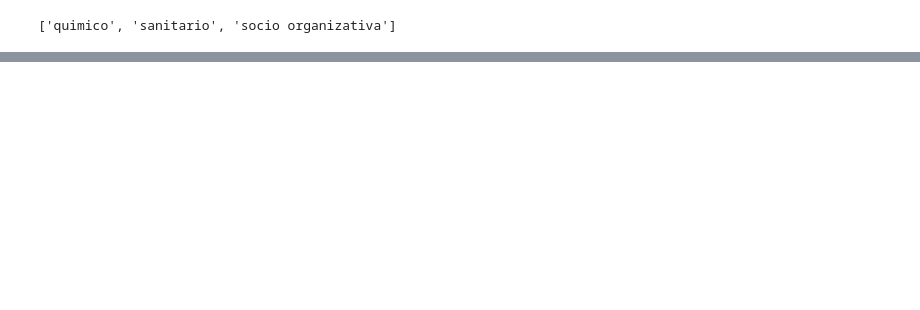
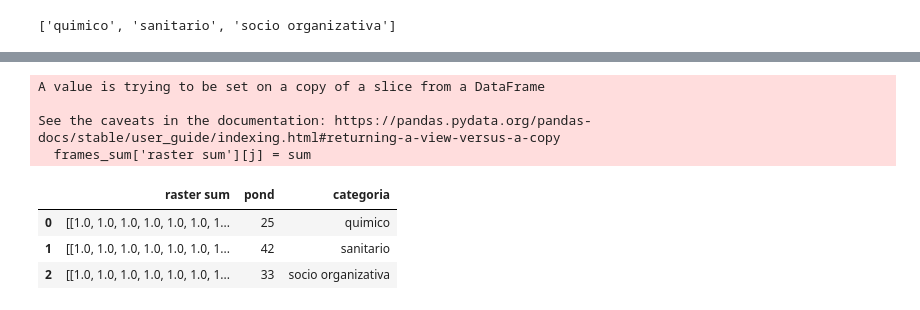
Before and after one commit to Ro-teodoro/https---github.com-implan-sig-vulnerabilidades, a Jupyter notebook: Modelo de vulnerabilidades.ipynb, the cells around one changed output, grey strips where cells are left out. Drawn from its saved outputs; the diff is of its cells as text; code cells hidden in the pictures; blank space fills up the shorter version.

```diff
--- a/Modelo de vulnerabilidades.ipynb
+++ b/Modelo de vulnerabilidades.ipynb
@@ -254,0 +280,20 @@ frames[2]
+# %%
+#suma de sub data frames
+
+sum = np.zeros(frames[0]['rasters'][0].shape,dtype=float)
+
+for i in range(0,len(frames)):
+    for j in range(0,len(frames[i])):
+        sum = sum + (frames[i]['rasters'][j] * frames[i]['pond'][j] )
+        frames_sum['raster sum'][j] = sum
+
+frames_sum
+# %% [output]
+A value is trying to be set on a copy of a slice from a DataFrame
+
+See the caveats in the documentation: https://pandas.pydata.org/pandas-docs/stable/user_guide/indexing.html#returning-a-view-versus-a-copy
+  frames_sum['raster sum'][j] = sum
+|  | raster sum | pond | categoria |
+| 0 | [[1.0, 1.0, 1.0, 1.0, 1.0, 1.0, 1... | 25 | quimico |
+| 1 | [[1.0, 1.0, 1.0, 1.0, 1.0, 1.0, 1... | 42 | sanitario |
+| 2 | [[1.0, 1.0, 1.0, 1.0, 1.0, 1.0, 1... | 33 | socio organizativa |
```
Also changed, not shown: parts of 26 cells of this notebook, 1 other file.
